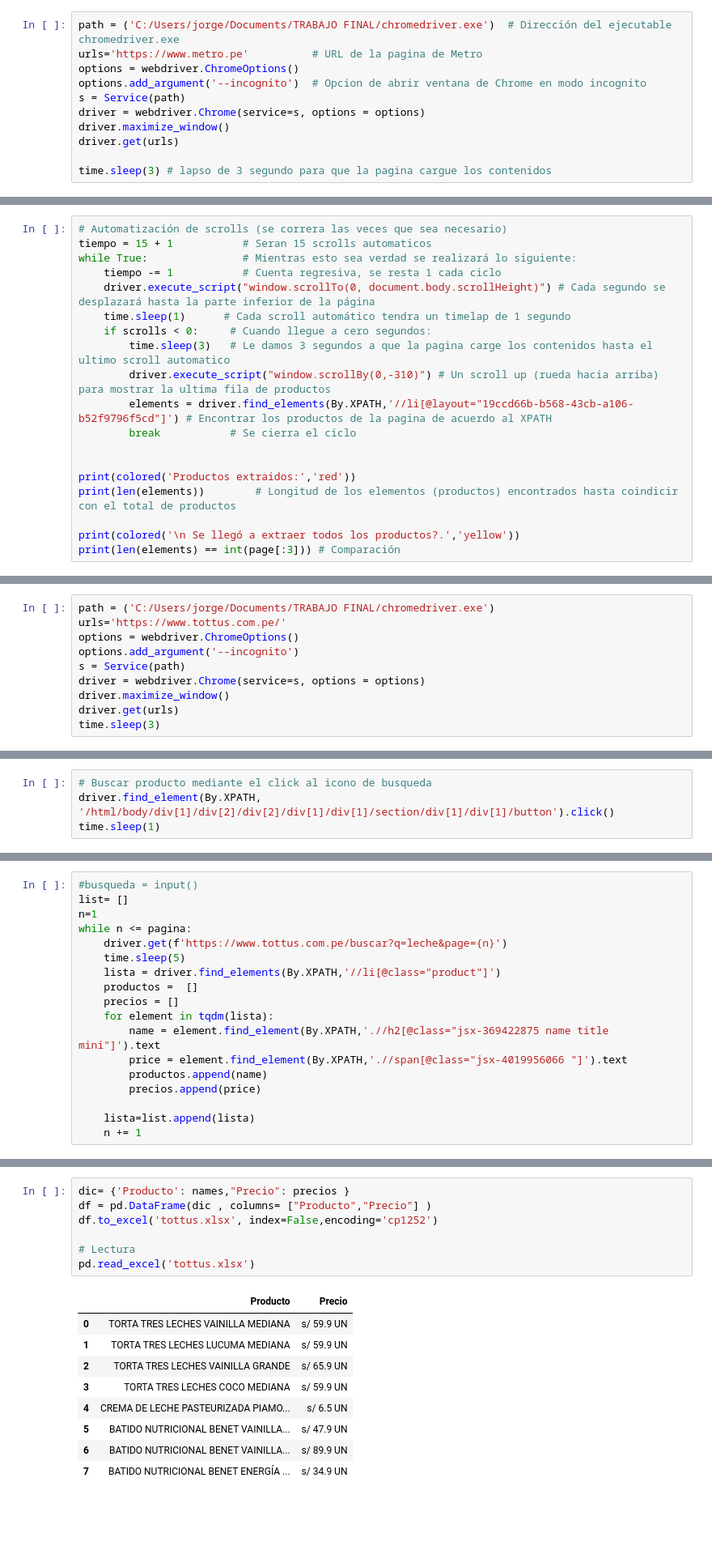
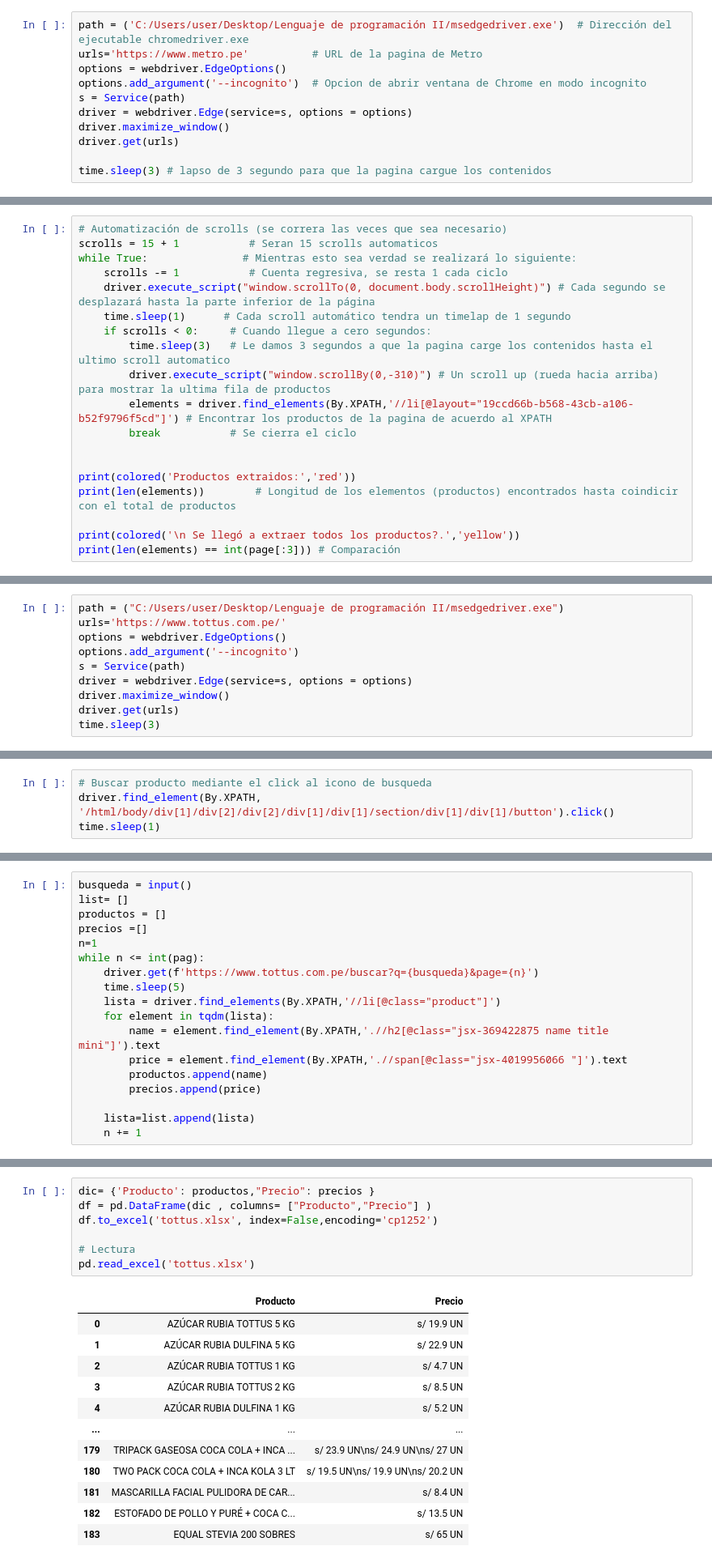
Before and after one commit to Jorgelgnacio/TRABAJO_FINAL_LP2, a Jupyter notebook: TRABAJO_FINAL_LP2.ipynb, the cells around one changed output, grey strips where cells are left out. Shown: that part at 81% size. Cells and saved outputs as stored; diff of their text form; blank space fills up the shorter version.

```diff
--- a/TRABAJO_FINAL_LP2.ipynb
+++ b/TRABAJO_FINAL_LP2.ipynb
@@ -55,12 +55,12 @@ CSS_SELECTOR = "css selector"
 # %% [markdown]
 # Programa para obtener los productos y precios de supermercados Metro (Usuario Jorge)
 # %%
-path = ('C:/Users/jorge/Documents/TRABAJO FINAL/chromedriver.exe')  # Dirección del ejecutable chromedriver.exe
+path = ('C:/Users/user/Desktop/Lenguaje de programación II/msedgedriver.exe')  # Dirección del ejecutable chromedriver.exe
 urls='https://www.metro.pe'          # URL de la pagina de Metro
-options = webdriver.ChromeOptions()
+options = webdriver.EdgeOptions()
 options.add_argument('--incognito')  # Opcion de abrir ventana de Chrome en modo incognito
 s = Service(path)
-driver = webdriver.Chrome(service=s, options = options)
+driver = webdriver.Edge(service=s, options = options)
 driver.maximize_window()
 driver.get(urls)
 
@@ -90,8 +93,8 @@ int(page[:3])
 # %%
 # Automatización de scrolls (se correra las veces que sea necesario)
-tiempo = 15 + 1           # Seran 15 scrolls automaticos
+scrolls = 15 + 1           # Seran 15 scrolls automaticos
 while True:               # Mientras esto sea verdad se realizará lo siguiente:
-    tiempo -= 1           # Cuenta regresiva, se resta 1 cada ciclo
+    scrolls -= 1           # Cuenta regresiva, se resta 1 cada ciclo
     driver.execute_script("window.scrollTo(0, document.body.scrollHeight)") # Cada segundo se desplazará hasta la parte inferior de la página
     time.sleep(1)      # Cada scroll automático tendra un timelap de 1 segundo
     if scrolls < 0:     # Cuando llegue a cero segundos:
@@ -154,12 +158,12 @@ Imprimiendo resultados.
 # %% [markdown]
 # Programa para obtener los productos y precios de supermercados Tottus  (Usuario Christian)
 # %%
-path = ('C:/Users/jorge/Documents/TRABAJO FINAL/chromedriver.exe')
+path = ("C:/Users/user/Desktop/Lenguaje de programación II/msedgedriver.exe")
 urls='https://www.tottus.com.pe/'
-options = webdriver.ChromeOptions()
+options = webdriver.EdgeOptions()
 options.add_argument('--incognito')
 s = Service(path)
-driver = webdriver.Chrome(service=s, options = options)
+driver = webdriver.Edge(service=s, options = options)
 driver.maximize_window()
 driver.get(urls)
 time.sleep(3)
@@ -188,13 +229,13 @@ pagina
 # %%
-#busqueda = input()
+busqueda = input()
 list= []
+productos = []
+precios =[]
 n=1
-while n <= pagina:
-    driver.get(f'https://www.tottus.com.pe/buscar?q=leche&page={n}')
+while n <= int(pag):
+    driver.get(f'https://www.tottus.com.pe/buscar?q={busqueda}&page={n}')
     time.sleep(5)
     lista = driver.find_elements(By.XPATH,'//li[@class="product"]')
-    productos =  []
-    precios = []
     for element in tqdm(lista):
         name = element.find_element(By.XPATH,'.//h2[@class="jsx-369422875 name title mini"]').text
         price = element.find_element(By.XPATH,'.//span[@class="jsx-4019956066 "]').text
@@ -210,17 +253,20 @@ len(list)
 # %%
-dic= {'Producto': names,"Precio": precios }
+dic= {'Producto': productos,"Precio": precios }
 df = pd.DataFrame(dic , columns= ["Producto","Precio"] )
 df.to_excel('tottus.xlsx', index=False,encoding='cp1252')
 
 # Lectura
 pd.read_excel('tottus.xlsx')
 # %% [output]
 |  | Producto | Precio |
-| 0 | TORTA TRES LECHES VAINILLA MEDIANA | s/ 59.9 UN |
-| 1 | TORTA TRES LECHES LUCUMA MEDIANA | s/ 59.9 UN |
-| 2 | TORTA TRES LECHES VAINILLA GRANDE | s/ 65.9 UN |
-| 3 | TORTA TRES LECHES COCO MEDIANA | s/ 59.9 UN |
-| 4 | CREMA DE LECHE PASTEURIZADA PIAMO... | s/ 6.5 UN |
-| 5 | BATIDO NUTRICIONAL BENET VAINILLA... | s/ 47.9 UN |
-| 6 | BATIDO NUTRICIONAL BENET VAINILLA... | s/ 89.9 UN |
-| 7 | BATIDO NUTRICIONAL BENET ENERGÍA ... | s/ 34.9 UN |
+| 0 | AZÚCAR RUBIA TOTTUS 5 KG | s/ 19.9 UN |
+| 1 | AZÚCAR RUBIA DULFINA 5 KG | s/ 22.9 UN |
+| 2 | AZÚCAR RUBIA TOTTUS 1 KG | s/ 4.7 UN |
+| 3 | AZÚCAR RUBIA TOTTUS 2 KG | s/ 8.5 UN |
+| 4 | AZÚCAR RUBIA DULFINA 1 KG | s/ 5.2 UN |
+| ... | ... | ... |
+| 179 | TRIPACK GASEOSA COCA COLA + INCA ... | s/ 23.9 UN\ns/ 24.9 UN\ns/ 27 UN |
+| 180 | TWO PACK COCA COLA + INCA KOLA 3 LT | s/ 19.5 UN\ns/ 19.9 UN\ns/ 20.2 UN |
+| 181 | MASCARILLA FACIAL PULIDORA DE CAR... | s/ 8.4 UN |
+| 182 | ESTOFADO DE POLLO Y PURÉ + COCA C... | s/ 13.5 UN |
+| 183 | EQUAL STEVIA 200 SOBRES | s/ 65 UN |
```
Also changed, not shown: parts of 13 cells of this notebook.
